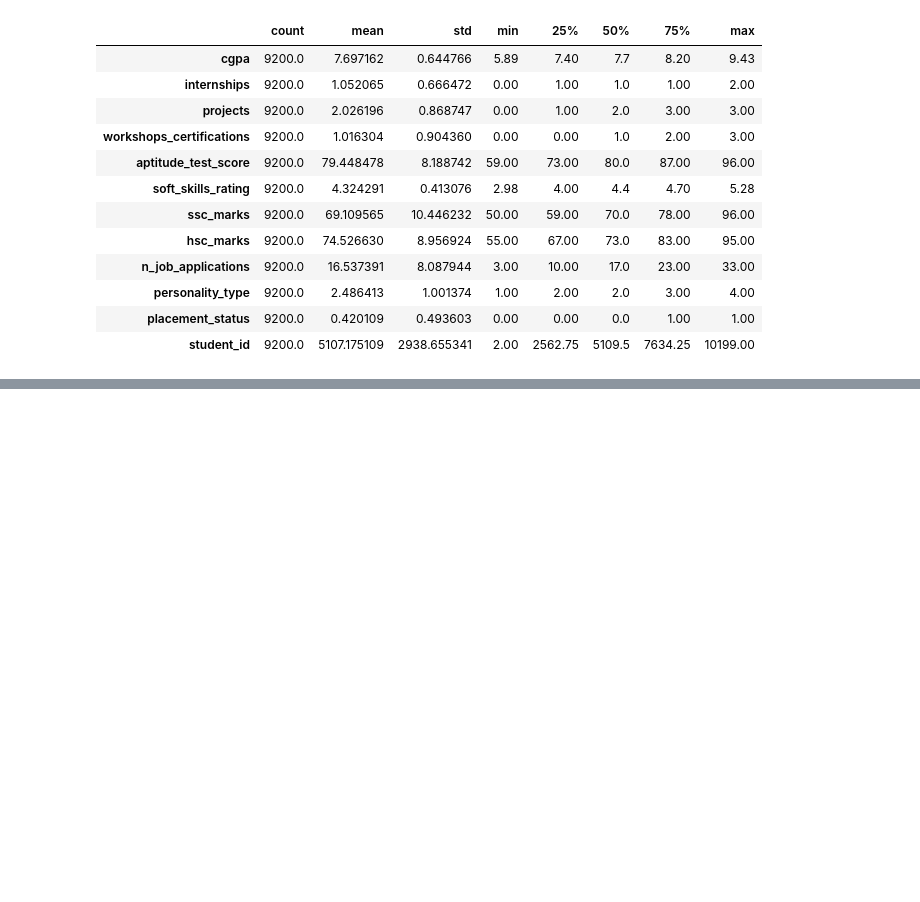
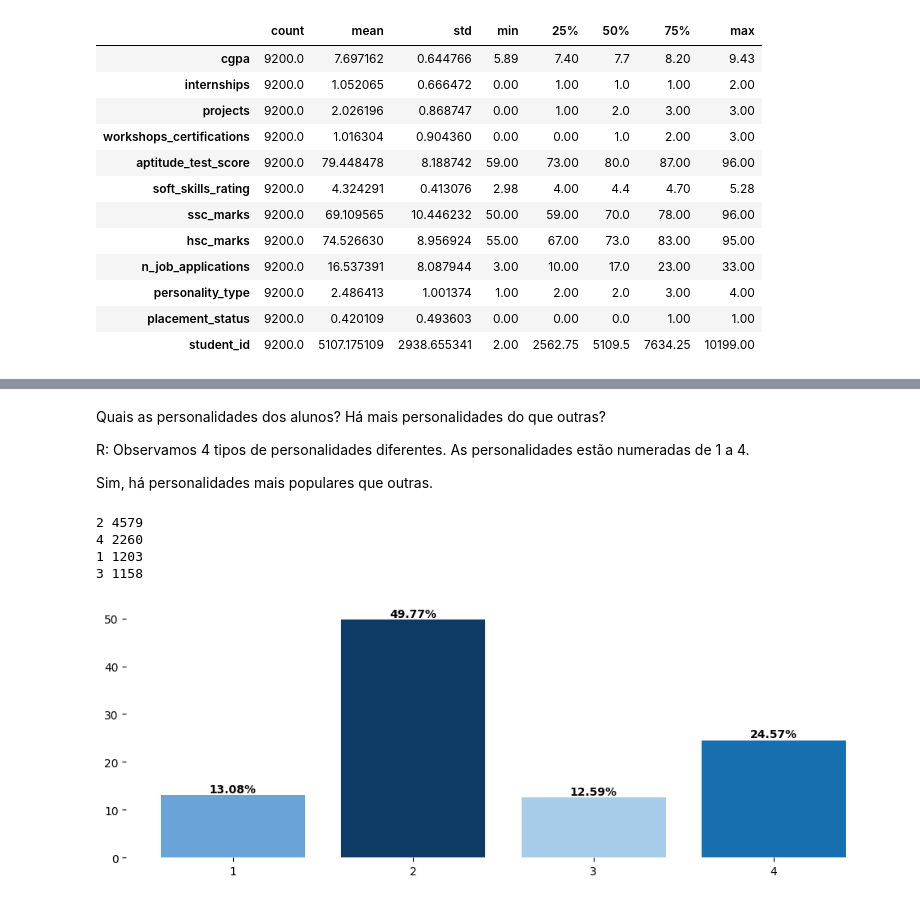
Before and after one commit to Alexandre-Esposte/JobProphet, a Jupyter notebook: notebooks/analise.ipynb, the cells around one changed output, grey strips where cells are left out. Drawn from its saved outputs; the diff is of its cells as text; code cells hidden in the pictures; blank space fills up the shorter version.

```diff
--- a/notebooks/analise.ipynb
+++ b/notebooks/analise.ipynb
@@ -148,0 +201,22 @@ data.describe().T
+# %% [markdown]
+Quais as personalidades dos alunos? Há mais personalidades do que outras?
+
+R: Observamos 4 tipos de personalidades diferentes. As personalidades estão numeradas de 1 a 4.
+
+Sim, há personalidades mais populares que outras.
+# %%
+contagem = data['personality_type'].value_counts()
+cores = ['#0D3B66', '#186FAF', '#69A3D8', '#A7CCE9']
+plt.bar(contagem.index, height=contagem.values/9200 *100, color = cores )
+plt.xticks([1,2,3,4])
+plt.box(False)
+
+for i,value in contagem.items():
+    print(i, value)
+    plt.text(x = i, y = value/9200*100, s = f"{value/9200 *100:.2f}%", ha = 'center', va = 'bottom', fontweight = 'bold')
+# %% [output]
+2 4579
+4 2260
+1 1203
+3 1158
+[figure, added]
```
Also changed, not shown: parts of 14 cells of this notebook.
